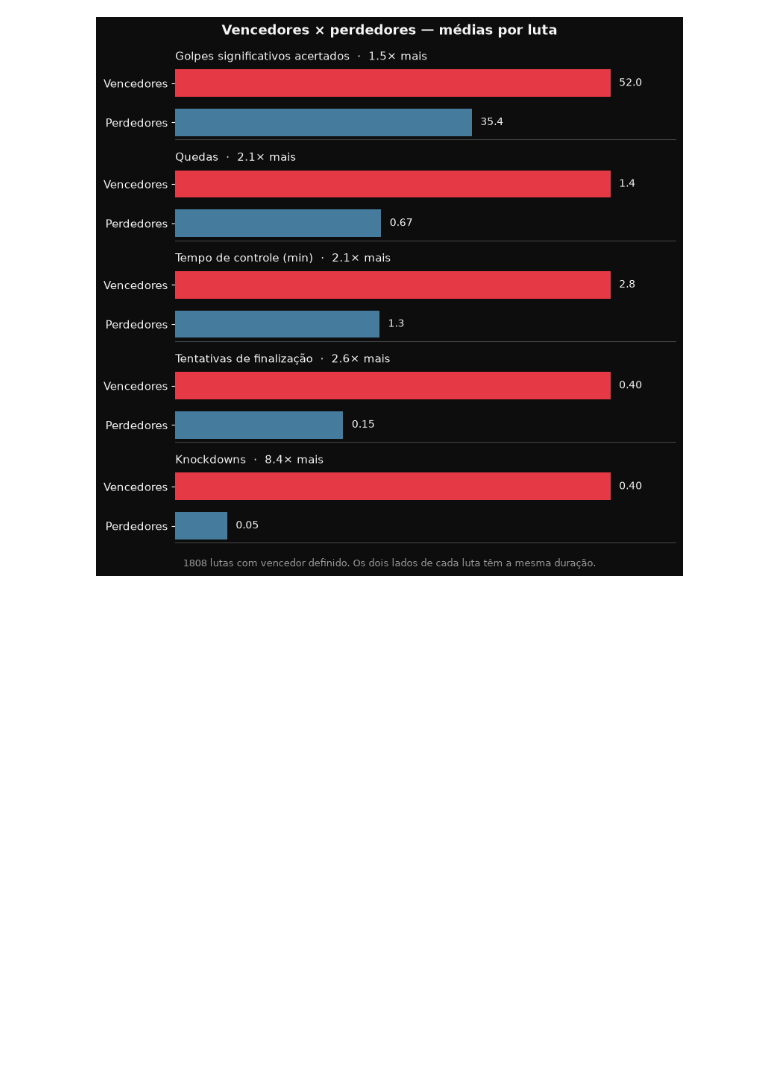
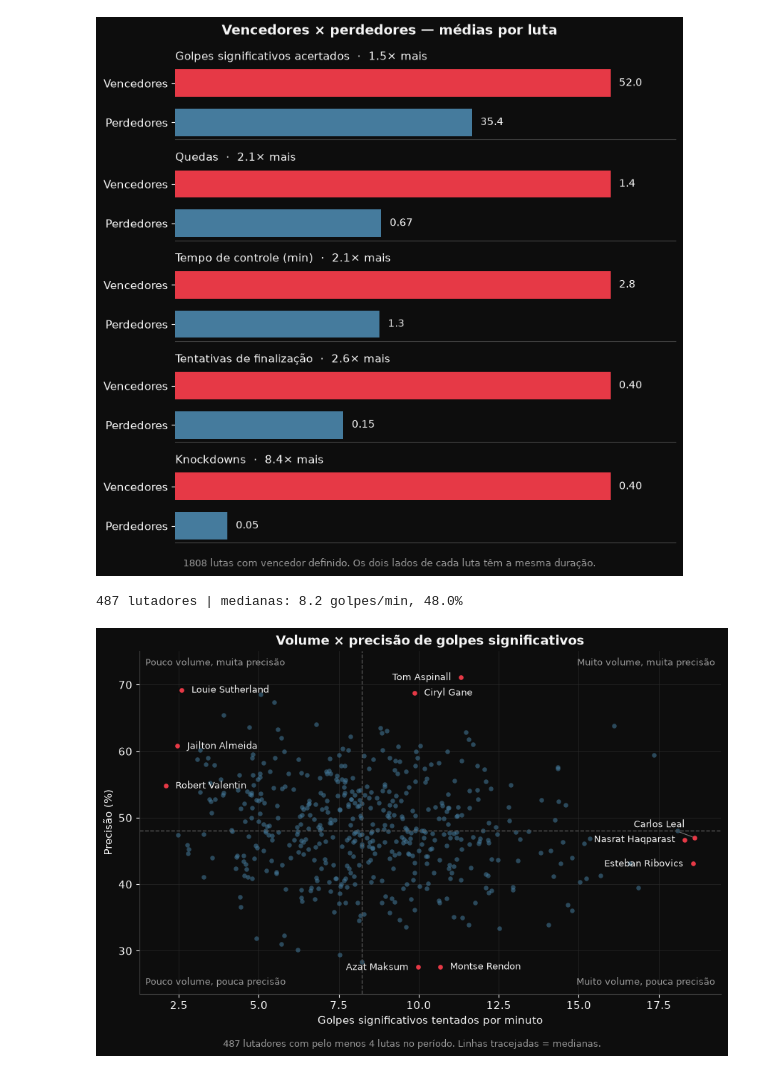
Before and after one commit to khannnn1/ufc-data, a Jupyter notebook: notebooks/02_visualizacao.ipynb, the cells around one changed output. Drawn from its saved outputs; the diff is of its cells as text; code cells hidden in the pictures; blank space fills up the shorter version.

Commit message:
Adiciona gráfico de dispersão volume x precisão de golpes
Co-Authored-By: Claude Opus 5.5 <noreply@anthropic.com>

```diff
--- a/notebooks/02_visualizacao.ipynb
+++ b/notebooks/02_visualizacao.ipynb
@@ -244,3 +244,81 @@ Resultado
 L                   35.42       0.67          1.32      0.15  0.05
 W                   51.99       1.41          2.82      0.40  0.40
 [figure]
+# %%
+# Volume x precisão: volume em golpes significativos TENTADOS por minuto de luta
+# (por luta puniria quem finaliza cedo), precisão = acertados / tentados no período.
+from src.limpeza import tempo_para_segundos
+
+MIN_LUTAS = 4
+
+df_vp = tempo_para_segundos(df.copy(), "Time")
+df_vp["Duracao_seg"] = (df_vp["Final_Round"] - 1) * 300 + df_vp["Time_seconds"]
+
+vp = df_vp.groupby("Fighter").agg(
+    lutas=("Fight_URL", "nunique"),
+    landed=("Sig_str_landed", "sum"),
+    attempted=("Sig_str_attempted", "sum"),
+    duracao=("Duracao_seg", "sum"),
+)
+vp = vp[vp["lutas"] >= MIN_LUTAS]
+vp["volume_min"] = vp["attempted"] / (vp["duracao"] / 60)
+vp["precisao_pct"] = vp["landed"] / vp["attempted"] * 100
+
+med_vol, med_prec = vp["volume_min"].median(), vp["precisao_pct"].median()
+print(f"{len(vp)} lutadores | medianas: {med_vol:.1f} golpes/min, {med_prec:.1f}%")
+
+# Destaques: extremos de cada eixo
+destaques = pd.concat([
+    vp.nlargest(3, "volume_min"), vp.nsmallest(2, "volume_min"),
+    vp.nlargest(3, "precisao_pct"), vp.nsmallest(2, "precisao_pct"),
+])
+destaques = destaques[~destaques.index.duplicated()]
+
+fig, ax = plt.subplots(figsize=(9, 6))
+ax.scatter(vp["volume_min"], vp["precisao_pct"], s=22, color=COR_AZUL, alpha=0.55, linewidths=0)
+ax.scatter(destaques["volume_min"], destaques["precisao_pct"], s=40, color=COR_VERMELHO,
+           edgecolors="#0d0d0d", linewidths=1.5, zorder=3)
+
+ax.axvline(med_vol, color="#555555", linestyle="--", linewidth=1)
+ax.axhline(med_prec, color="#555555", linestyle="--", linewidth=1)
+ax.set_ylim(vp["precisao_pct"].min() - 4, vp["precisao_pct"].max() + 4)
+
+# Rótulos: à esquerda se o ponto está na borda direita ou se outro destaque está logo à direita;
+# no mesmo lado, empurra para cima quem ficaria colado em outro rótulo
+limite_direita = vp["volume_min"].quantile(0.8)
+ja_colocados = []  # (x, y do texto, lado)
+for nome, linha in destaques.sort_values("precisao_pct").iterrows():
+    x, y = linha["volume_min"], linha["precisao_pct"]
+    vizinho_a_direita = ((destaques["volume_min"] - x).between(0.01, 3.5)
+                         & ((destaques["precisao_pct"] - y).abs() < 1.5)).any()
+    a_esquerda = x > limite_direita or vizinho_a_direita
+
+    y_texto = y
+    while any(lado == a_esquerda and abs(x - px) < 3 and abs(y_texto - py) < 2 for px, py, lado in ja_colocados):
+        y_texto += 2
+    ja_colocados.append((x, y_texto, a_esquerda))
+
+    ax.annotate(nome, (x, y), xytext=(x + (-0.3 if a_esquerda else 0.3), y_texto),
+                ha="right" if a_esquerda else "left", va="center", fontsize=9, color="#f5f5f5",
+                arrowprops=dict(arrowstyle="-", color="#777777", linewidth=0.8) if y_texto != y else None)
+
+# Rótulos dos quadrantes, nos cantos
+cor_quadrante = "#9a9a9a"
+ax.text(0.99, 0.98, "Muito volume, muita precisão", transform=ax.transAxes, ha="right", va="top", fontsize=9, color=cor_quadrante)
+ax.text(0.01, 0.98, "Pouco volume, muita precisão", transform=ax.transAxes, ha="left", va="top", fontsize=9, color=cor_quadrante)
+ax.text(0.99, 0.02, "Muito volume, pouca precisão", transform=ax.transAxes, ha="right", va="bottom", fontsize=9, color=cor_quadrante)
+ax.text(0.01, 0.02, "Pouco volume, pouca precisão", transform=ax.transAxes, ha="left", va="bottom", fontsize=9, color=cor_quadrante)
+
+ax.set_title("Volume × precisão de golpes significativos", fontsize=13, fontweight="bold")
+ax.set_xlabel("Golpes significativos tentados por minuto")
+ax.set_ylabel("Precisão (%)")
+ax.spines["left"].set_visible(True)
+fig.text(0.5, 0.01, f"{len(vp)} lutadores com pelo menos {MIN_LUTAS} lutas no período. Linhas tracejadas = medianas.",
+         ha="center", fontsize=9, color="#9a9a9a")
+
+plt.tight_layout(rect=(0, 0.03, 1, 1))
+plt.savefig("../figures/volume_vs_precisao.png", dpi=150, facecolor=fig.get_facecolor())
+plt.show()
+# %% [output]
+487 lutadores | medianas: 8.2 golpes/min, 48.0%
+[figure, added]
```
Also changed, not shown: 3 other files.
